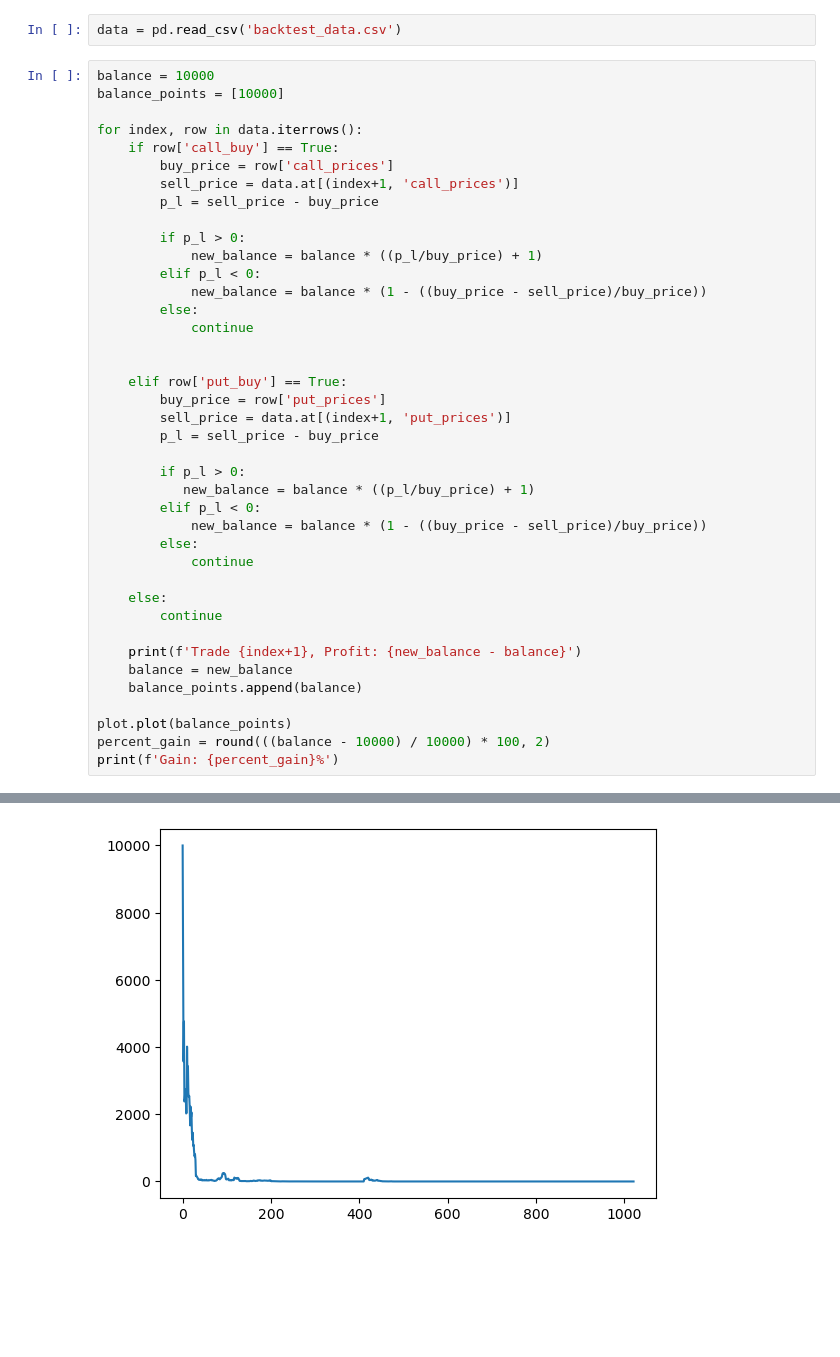
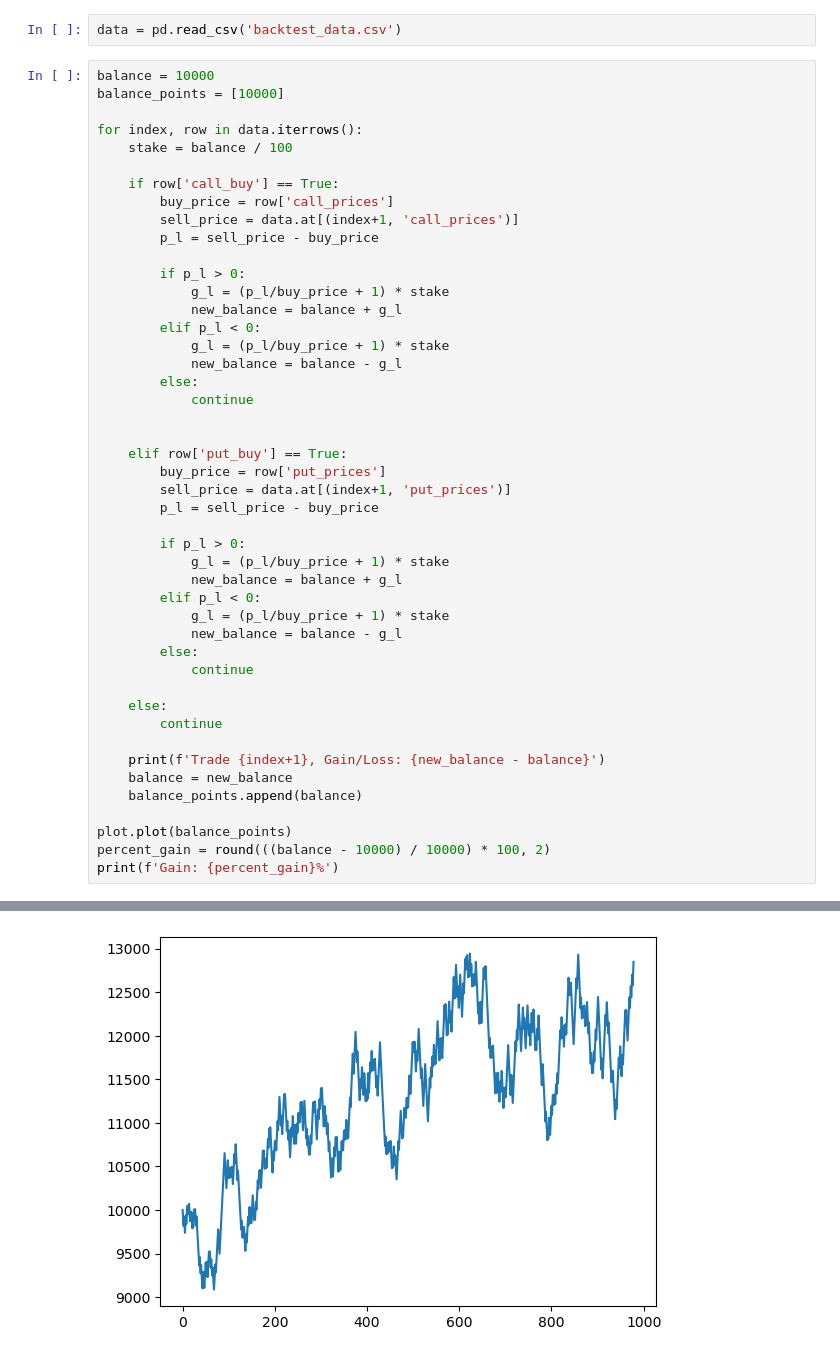
Before and after one commit to vourni/options_mean_reversion, a Jupyter notebook: backtest.ipynb, the cells around one changed output, grey strips where cells are left out. Cells and saved outputs as stored; diff of their text form; blank space fills up the shorter version.

```diff
--- a/backtest.ipynb
+++ b/backtest.ipynb
@@ -8,15 +8,19 @@ balance = 10000
 balance_points = [10000]
 
 for index, row in data.iterrows():
+    stake = balance / 100
+
     if row['call_buy'] == True:
         buy_price = row['call_prices']
         sell_price = data.at[(index+1, 'call_prices')]
         p_l = sell_price - buy_price
 
         if p_l > 0:
-            new_balance = balance * ((p_l/buy_price) + 1)
+            g_l = (p_l/buy_price + 1) * stake
+            new_balance = balance + g_l
         elif p_l < 0:
-            new_balance = balance * (1 - ((buy_price - sell_price)/buy_price))
+            g_l = (p_l/buy_price + 1) * stake
+            new_balance = balance - g_l
         else:
             continue
 
@@ -27,16 +31,18 @@ for index, row in data.iterrows():
         p_l = sell_price - buy_price
 
         if p_l > 0:
-           new_balance = balance * ((p_l/buy_price) + 1)
+            g_l = (p_l/buy_price + 1) * stake
+            new_balance = balance + g_l
         elif p_l < 0:
-            new_balance = balance * (1 - ((buy_price - sell_price)/buy_price))
+            g_l = (p_l/buy_price + 1) * stake
+            new_balance = balance - g_l
         else:
             continue
 
     else:
         continue
 
-    print(f'Trade {index+1}, Profit: {new_balance - balance}')
+    print(f'Trade {index+1}, Gain/Loss: {new_balance - balance}')
     balance = new_balance
     balance_points.append(balance)
 
@@ -64 +70 @@ Gain: -100.0%
-[figure, old version]
+[figure, new version]
```
Also changed, not shown: parts of 2 cells of this notebook, 6 other files.
